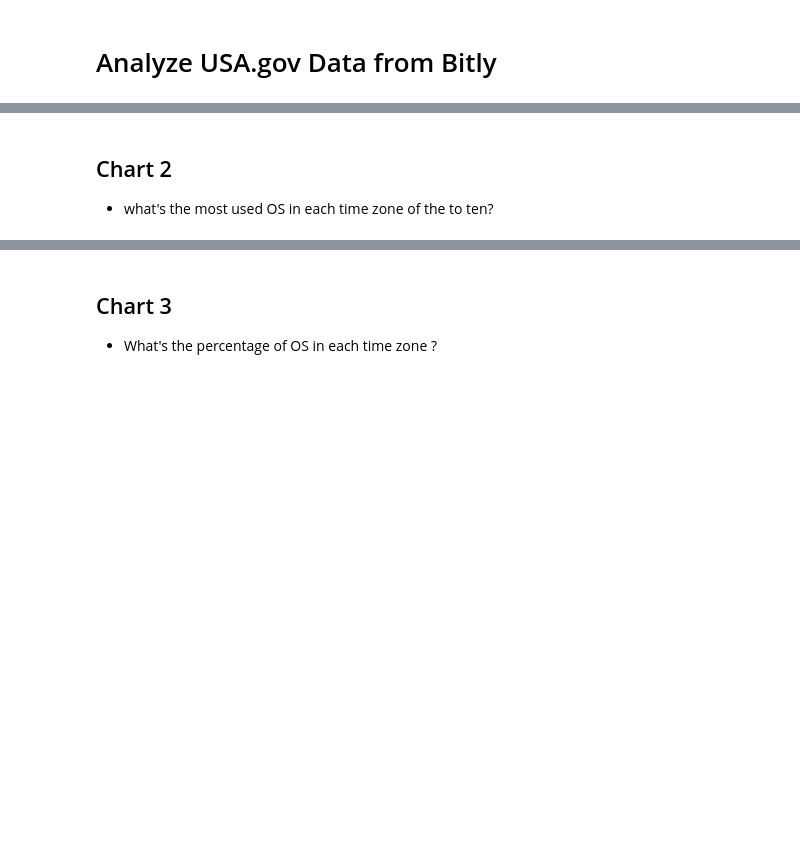
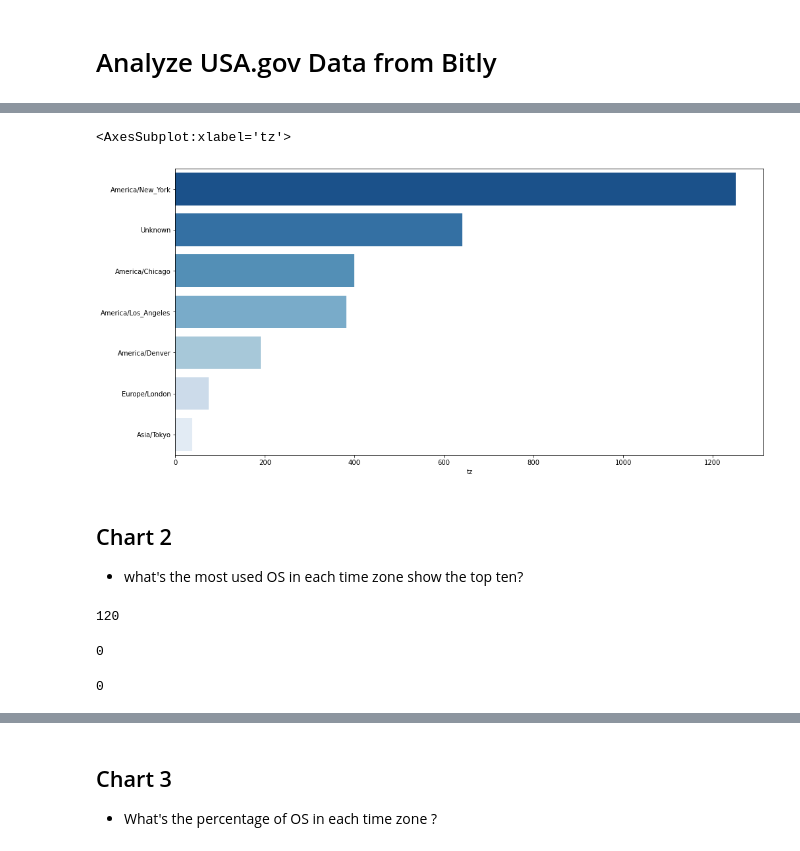
Before and after one commit to OmarInCS/data-analysis-visulization-python, a Jupyter notebook: week2/day5/lesson-8-usagov-example.ipynb, the cells around one changed output, grey strips where cells are left out. Saved outputs shown, nothing was run; the diff lists cells and outputs as text; code cells hidden in the pictures; blank space fills up the shorter version.

```diff
--- a/week2/day5/lesson-8-usagov-example.ipynb
+++ b/week2/day5/lesson-8-usagov-example.ipynb
@@ -27,15 +95,32 @@
 ![](timezone_freq_sns.png)
 # %%
 # display a simmilar chart using seaborn
+plt.figure(figsize=(16, 8))
+sns.barplot(x=tz_counts, y=tz_counts.index, palette="Blues_r")
+# %% [output]
+<AxesSubplot:xlabel='tz'>
+[figure, added]
 # %% [markdown]
 ## Chart 2
-- what's the most used OS in each time zone of the to ten?
+- what's the most used OS in each time zone show the top ten?
 # %%
 # check if null values exist in 'a' column
+data["a"].isnull().sum()
+# %% [output]
+120
 # %%
 # check if values of empty string exist in 'a' column
+mask = data["a"] == ""
+data.loc[mask, "a"].size
+# %% [output]
+0
 # %%
 # drop rows with nulls or empty strings in 'a' column
+data.dropna(subset=["a"], inplace=True)
+# recheck
+data["a"].isnull().sum()
+# %% [output]
+0
 # %%
 # create a new column 'OS', which has the value of 'Windows'
 # if the word 'windows' exist in the 'a' column and 'Other' otherwise
```
Also changed, not shown: parts of 20 cells of this notebook, 7 other files.
